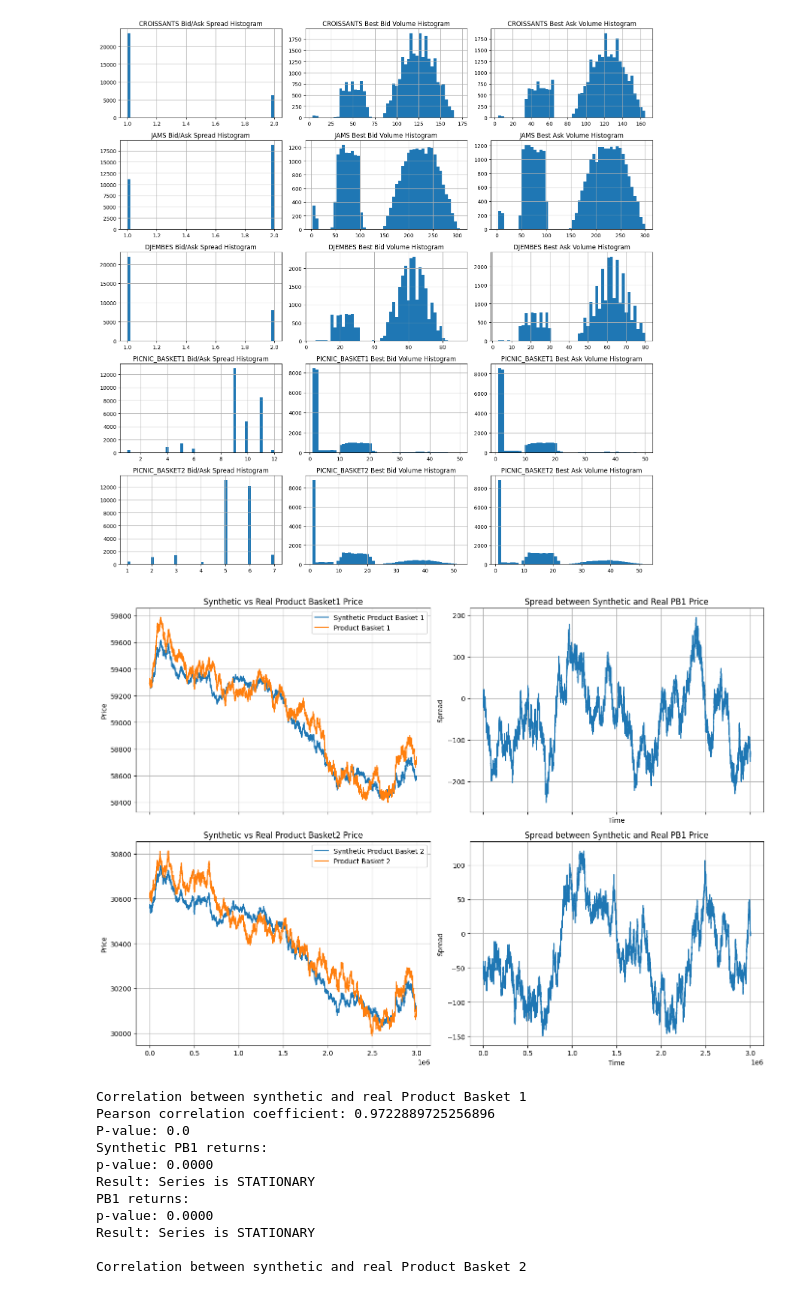
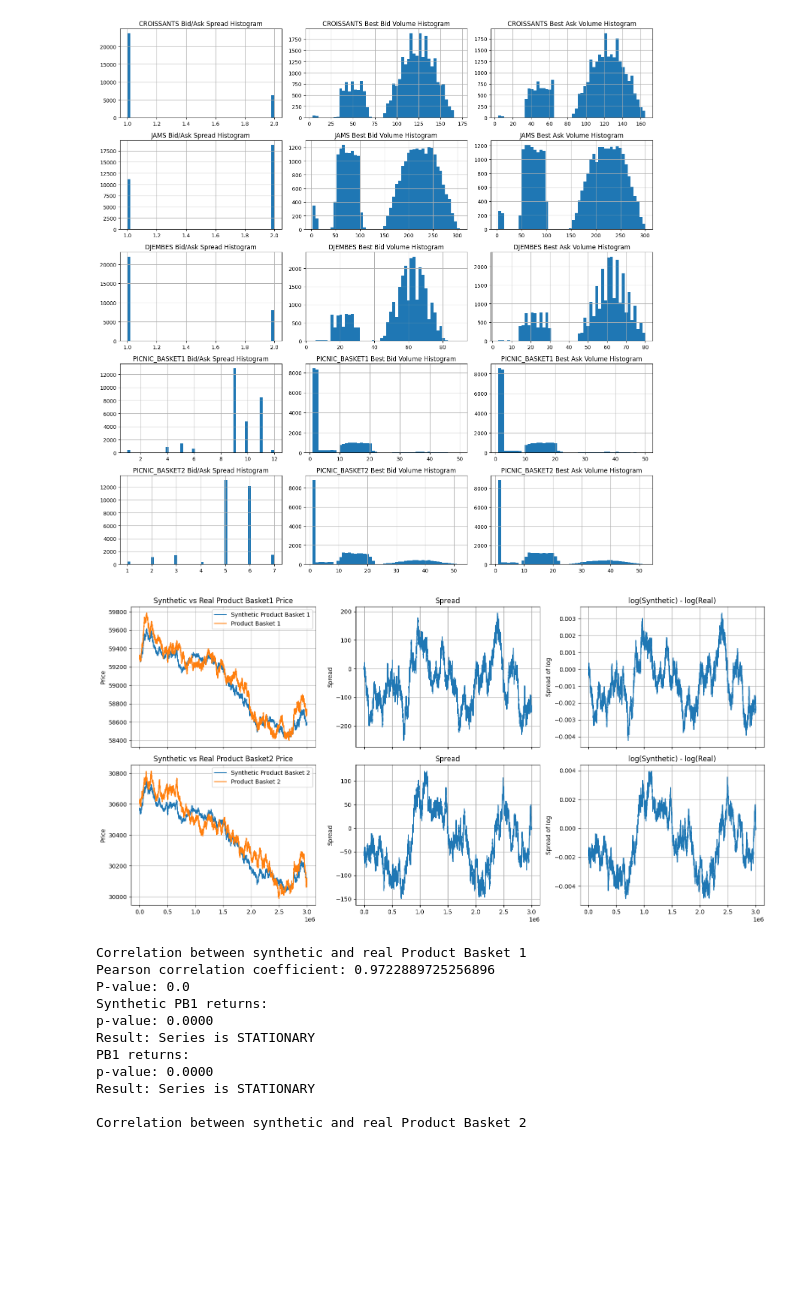
Before and after one commit to ashokolarov/prosperity3, a Jupyter notebook: development/round2/analyze_pairs.ipynb, the cells around one changed output. Cells and saved outputs as stored; diff of their text form; code cells hidden in the pictures; blank space fills up the shorter version.

```diff
--- a/development/round2/analyze_pairs.ipynb
+++ b/development/round2/analyze_pairs.ipynb
@@ -127,27 +127,32 @@ plt.tight_layout()
 # %% [output]
 [figure]
 # %%
-fig, axs = plt.subplots(2, 2, figsize=(14, 10), sharex=True)
+fig, axs = plt.subplots(2, 3, figsize=(16, 8), sharex=True)
 
 for i in range(2):
     axs[i, 0].plot(time, data[f"SYN_PICNIC_BASKET{i+1}"]["mid_price"], label=f"Synthetic Product Basket {i+1}")
     axs[i, 0].plot(time, data[f"PICNIC_BASKET{i+1}"]["mid_price"], label=f"Product Basket {i+1}")
     axs[i, 0].grid()
     axs[i, 0].legend()
     axs[i, 0].set_ylabel("Price")
     axs[i, 0].set_title(f"Synthetic vs Real Product Basket{i+1} Price")
 
     spread = data[f"SYN_PICNIC_BASKET{i+1}"]["mid_price"] - data[f"PICNIC_BASKET{i+1}"]["mid_price"]
     axs[i, 1].plot(time, spread, label="Spread")
     axs[i, 1].grid()
     axs[i, 1].set_ylabel("Spread")
-    axs[i, 1].set_xlabel("Time")
-    axs[i, 1].set_title("Spread between Synthetic and Real PB1 Price")
+    axs[i, 1].set_title("Spread")
+
+    ratio = np.log(data[f"SYN_PICNIC_BASKET{i+1}"]["mid_price"]) - np.log(data[f"PICNIC_BASKET{i+1}"]["mid_price"])
+    axs[i, 2].plot(time, ratio)
+    axs[i, 2].grid()
+    axs[i, 2].set_ylabel("Spread of log")
+    axs[i, 2].set_title("log(Synthetic) - log(Real)")
 
 plt.tight_layout()
 # plt.savefig("figures/synthetic_vs_real.png")
 # %% [output]
-[figure, old version]
+[figure, new version]
 # %%
 from scipy import stats
 from statsmodels.tsa.stattools import adfuller
```
Also changed, not shown: parts of 6 cells of this notebook, 24 other files.
